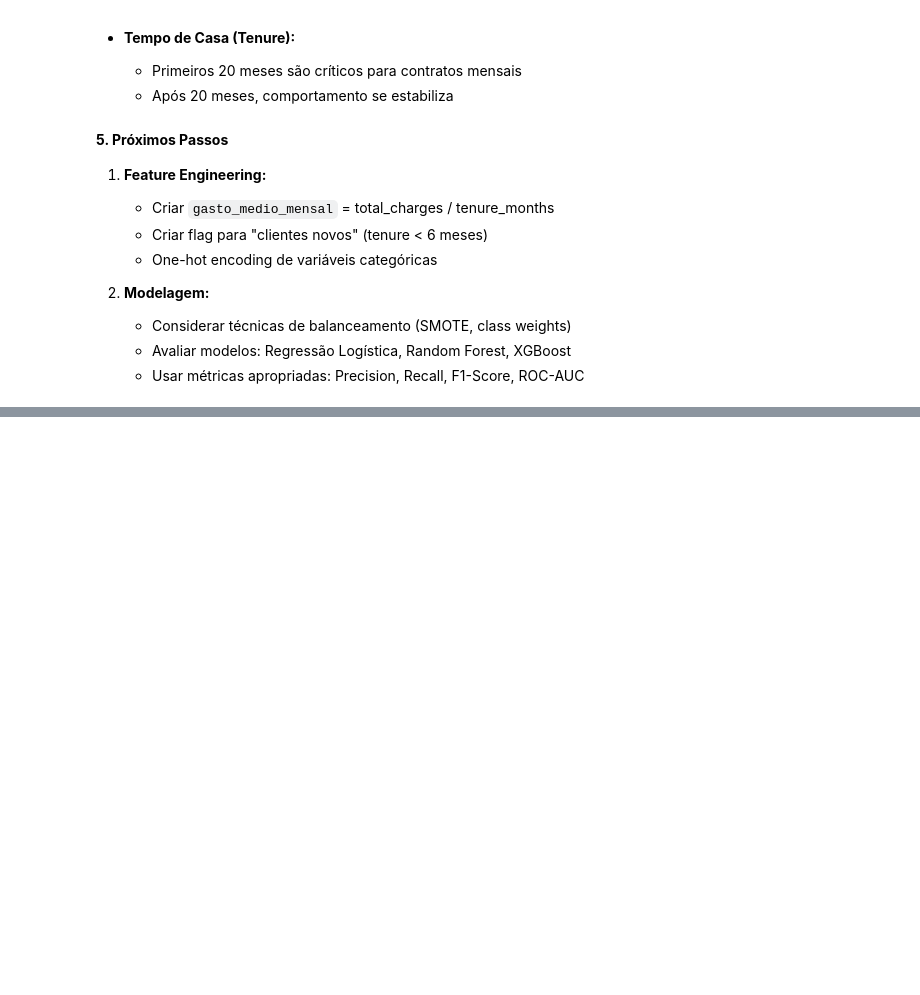
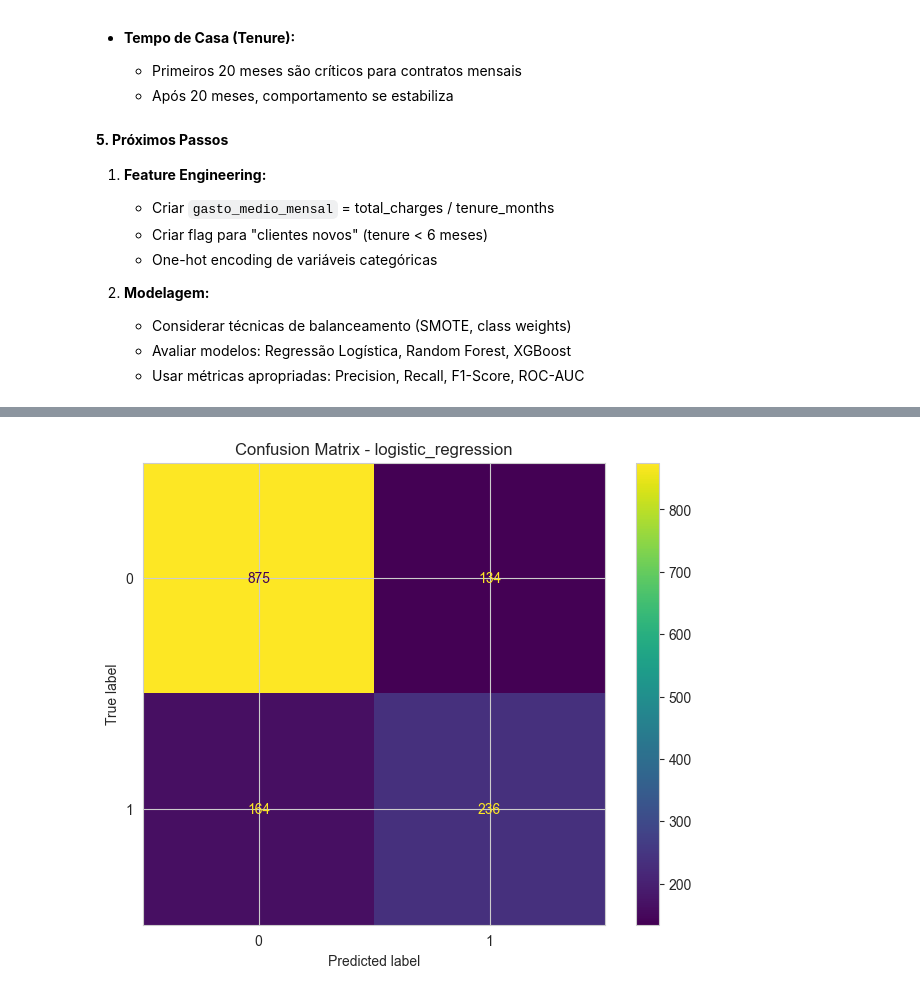
Before and after one commit to DioniSilva/tech-challenge-fase-1, a Jupyter notebook: notebooks/01-EDA-dionata-silva.ipynb, the cells around one changed output, grey strips where cells are left out. Cells and saved outputs as stored; diff of their text form; code cells hidden in the pictures; blank space fills up the shorter version.

Commit message:
treinando modelo base e registrando no MLflow

```diff
--- a/notebooks/01-EDA-dionata-silva.ipynb
+++ b/notebooks/01-EDA-dionata-silva.ipynb
@@ -31,7 +34,7 @@ from scipy import stats
 Leitura do dataset e visualização inicial da estrutura.
 # %%
 # Carregar dataset
-df = pd.read_excel("../data/Telco_customer_churn.xlsx")
+df = pd.read_excel("../data/raw/Telco_customer_churn.xlsx")
 
 # Visualizar estrutura
 print("=== INFORMAÇÕES DO DATASET ===")
@@ -438,0 +630,11 @@ Resumo dos principais achados da análise exploratória.
+# %%
+from sklearn.model_selection import train_test_split
+
+# Divisão treino/teste garantindo consistência entre os conjuntos utilizados no pré-processamento e na modelagem.
+X = df_encoded.drop(columns=["target"])
+y = df_encoded["target"]
+
+RANDOM_STATE = 42
+
+# Divisão em conjuntos de treino e teste com os mesmos parâmetros da imputação
+X_train, X_test, y_train, y_test = train_test_split(X, y, test_size=0.2, random_state=RANDOM_STATE)
@@ -438,0 +824,70 @@ Resumo dos principais achados da análise exploratória.
+# %%
+# Treinamento e registro do modelo de baseline: Logistic Regression
+hyper_params = {
+    "random_state": RANDOM_STATE,
+    "max_iter": 1000,
+    "class_weight": "balanced"
+}
+
+model_name = "logistic_regression"
+
+run_name = generate_run_name(
+    model_name=model_name,
+    main_configs={**hyper_params}
+)
+
+model = LogisticRegression(**hyper_params)
+model.fit(X_train, y_train)
+
+y_pred_train = model.predict(X_train)
+y_pred_test = model.predict(X_test)
+y_prob_test = model.predict_proba(X_test)[:, 1]
+
+metrics = {
+    "train_accuracy": accuracy_score(y_train, y_pred_train),
+    "test_accuracy": accuracy_score(y_test, y_pred_test),
+    "test_f1_score": f1_score(y_test, y_pred_test),
+    "test_precision": precision_score(y_test, y_pred_test),
+    "test_recall": recall_score(y_test, y_pred_test),
+    "test_roc_auc": roc_auc_score(y_test, y_prob_test),
+}
+
+metrics["accuracy_gap_train_test"] = (
+    metrics["train_accuracy"] - metrics["test_accuracy"]
+)
+
+importance_df = build_logistic_regression_importance(
+    model,
+    X_train
+)
+
+mlflow_tags = {
+    "model_type": "LogisticRegression",
+    "stage": "baseline",
+    "dataset": "telco_churn",
+    "problem_type": "binary_classification"
+}
+
+log_mlflow_run(
+    model=model,
+    model_name=model_name,
+    run_name=run_name,
+    hyper_params=hyper_params,
+    metrics=metrics,
+    X_train=X_train,
+    y_test=y_test,
+    y_pred_test=y_pred_test,
+    y_prob_test=y_prob_test,
+    importance_df=importance_df,
+    tags=mlflow_tags,
+    show_plots=True
+)
+
+print(f"=== {model_name.upper()} ===")
+for metric_name, metric_value in metrics.items():
+    print(f"{metric_name}: {metric_value:.4f}")
+
+print("\n=== TOP FEATURE IMPORTANCE ===")
+display(importance_df.head(15))
+# %% [output]
+[figure, added]
```
Also changed, not shown: parts of 26 cells of this notebook, 8 other files.
